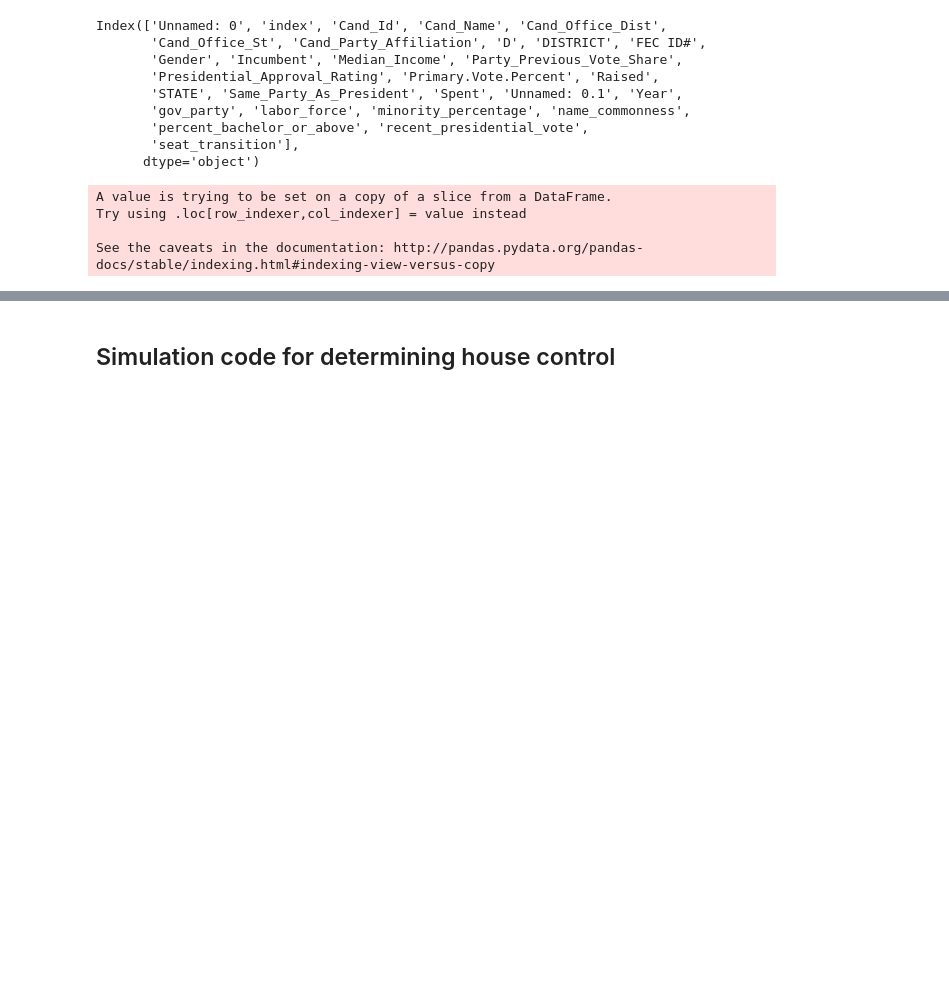
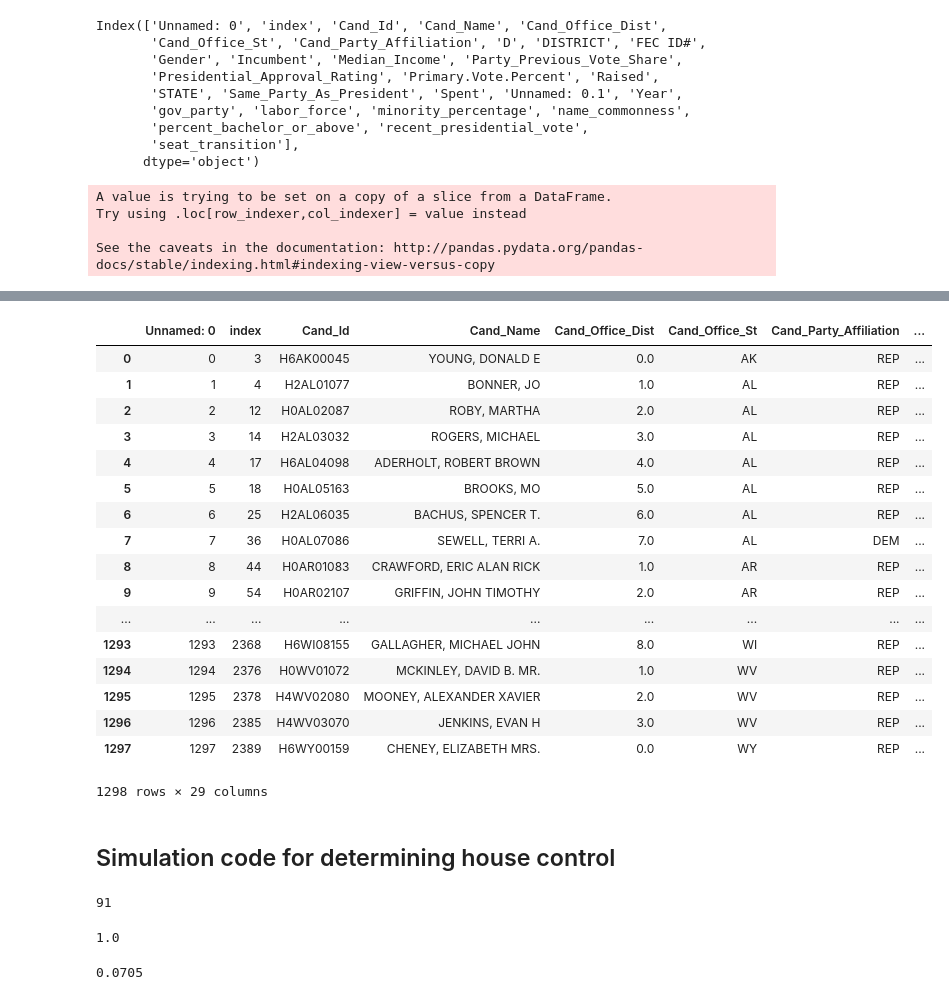
Before and after one commit to vnkn17/Stat195_Code, a Jupyter notebook: Thomas.ipynb, the cells around one changed output, grey strips where cells are left out. Cells and saved outputs as stored; diff of their text form; code cells hidden in the pictures; blank space fills up the shorter version.

```diff
--- a/Thomas.ipynb
+++ b/Thomas.ipynb
@@ -70,5 +272,38 @@ print (clf2.score(X_test, y_test))
+# %%
+elec_final
+# %% [output]
+|  | Unnamed: 0 | index | Cand_Id | Cand_Name | Cand_Office_Dist | Cand_Office_St | Cand_Party_Affiliation | ... |
+| 0 | 0 | 3 | H6AK00045 | YOUNG, DONALD E | 0.0 | AK | REP | ... |
+| 1 | 1 | 4 | H2AL01077 | BONNER, JO | 1.0 | AL | REP | ... |
+| 2 | 2 | 12 | H0AL02087 | ROBY, MARTHA | 2.0 | AL | REP | ... |
+| 3 | 3 | 14 | H2AL03032 | ROGERS, MICHAEL | 3.0 | AL | REP | ... |
+| 4 | 4 | 17 | H6AL04098 | ADERHOLT, ROBERT BROWN | 4.0 | AL | REP | ... |
+| 5 | 5 | 18 | H0AL05163 | BROOKS, MO | 5.0 | AL | REP | ... |
+| 6 | 6 | 25 | H2AL06035 | BACHUS, SPENCER T. | 6.0 | AL | REP | ... |
+| 7 | 7 | 36 | H0AL07086 | SEWELL, TERRI A. | 7.0 | AL | DEM | ... |
+| 8 | 8 | 44 | H0AR01083 | CRAWFORD, ERIC ALAN RICK | 1.0 | AR | REP | ... |
+| 9 | 9 | 54 | H0AR02107 | GRIFFIN, JOHN TIMOTHY | 2.0 | AR | REP | ... |
+| ... | ... | ... | ... | ... | ... | ... | ... | ... |
+| 1293 | 1293 | 2368 | H6WI08155 | GALLAGHER, MICHAEL JOHN | 8.0 | WI | REP | ... |
+| 1294 | 1294 | 2376 | H0WV01072 | MCKINLEY, DAVID B. MR. | 1.0 | WV | REP | ... |
+| 1295 | 1295 | 2378 | H4WV02080 | MOONEY, ALEXANDER XAVIER | 2.0 | WV | REP | ... |
+| 1296 | 1296 | 2385 | H4WV03070 | JENKINS, EVAN H | 3.0 | WV | REP | ... |
+| 1297 | 1297 | 2389 | H6WY00159 | CHENEY, ELIZABETH MRS. | 0.0 | WY | REP | ... |
+1298 rows × 29 columns
 # %% [markdown]
 ## Simulation code for determining house control
+# %%
+sum(only_winners['dem_per'].values > .5)
+# %% [output]
+91
+# %%
+dems_take_house_indep(only_winners['dem_per'].values, 100000)
+# %% [output]
+1.0
+# %%
+dems_take_house_corr(only_winners['dem_per'].values, .4, 10000)
+# %% [output]
+0.0705
 # %%
 # probs is an array of probabilities that the democratic candidate will win
 def dems_take_house_indep(probs, nsims):
```
Also changed, not shown: parts of 39 cells of this notebook, 2 other files.
